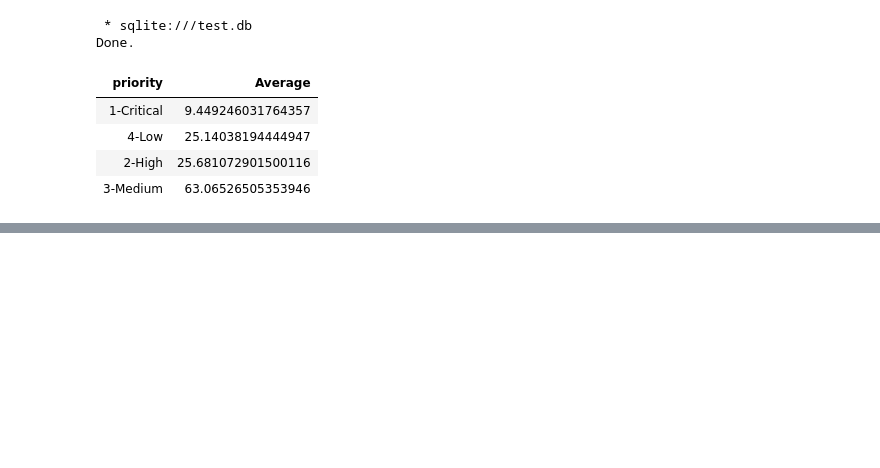
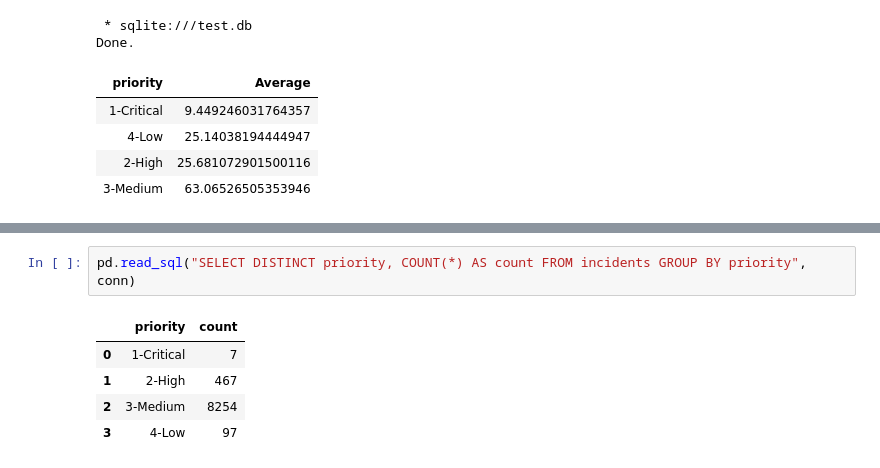
Before and after one commit to Njau13/incidents, a Jupyter notebook: incidents.ipynb, the cells around one changed output, grey strips where cells are left out. Cells and saved outputs as stored; diff of their text form; blank space fills up the shorter version.

```diff
--- a/incidents.ipynb
+++ b/incidents.ipynb
@@ -522,0 +601,8 @@ Done.
+# %%
+pd.read_sql("SELECT DISTINCT priority, COUNT(*) AS count FROM incidents GROUP BY priority", conn)
+# %% [output]
+|  | priority | count |
+| 0 | 1-Critical | 7 |
+| 1 | 2-High | 467 |
+| 2 | 3-Medium | 8254 |
+| 3 | 4-Low | 97 |
```
Also changed, not shown: parts of 8 cells of this notebook.
